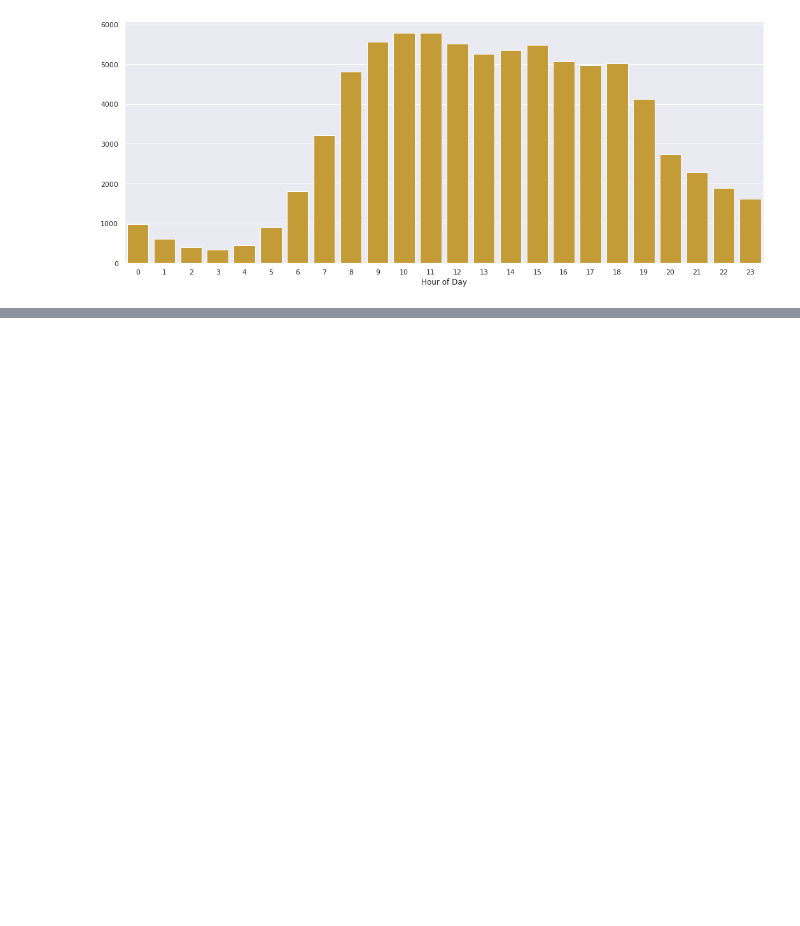
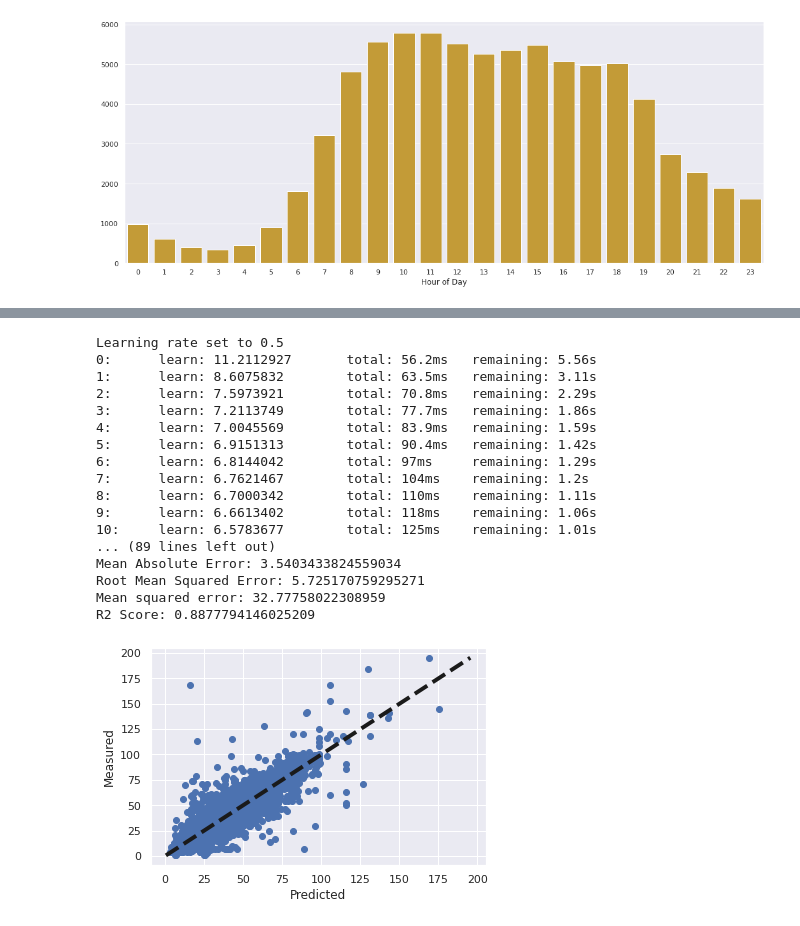
Before and after one commit to errhythm/NYCTaxiFarePred-Extended, a Jupyter notebook: taxi_nyc_data_analysis.ipynb, the cells around one changed output, grey strips where cells are left out. Drawn from its saved outputs; the diff is of its cells as text; code cells hidden in the pictures; blank space fills up the shorter version.

Commit message:
Added Catboost Model

```diff
--- a/taxi_nyc_data_analysis.ipynb
+++ b/taxi_nyc_data_analysis.ipynb
@@ -194,0 +216,36 @@ plt.xlabel('Hour of Day');
+# %%
+from catboost import CatBoostRegressor
+
+cat = CatBoostRegressor(n_estimators= 100, random_state= 42)
+cat.fit(X_train, y_train)
+
+y_pred = cat.predict(X_test)
+
+print("Mean Absolute Error:", mean_absolute_error(y_test, y_pred))
+print("Root Mean Squared Error:", np.sqrt(mean_squared_error(y_test,y_pred)))
+print('Mean squared error:', mean_squared_error(y_test, y_pred))
+print('R2 Score:', r2_score(y_test, y_pred))
+plt.plot(y_pred, y_test, 'o')
+plt.plot([y_test.min(), y_test.max()], [y_test.min(), y_test.max()], 'k--', lw= 4)
+plt.xlabel('Predicted')
+plt.ylabel('Measured')
+plt.show()
+# %% [output]
+Learning rate set to 0.5
+0:      learn: 11.2112927       total: 56.2ms   remaining: 5.56s
+1:      learn: 8.6075832        total: 63.5ms   remaining: 3.11s
+2:      learn: 7.5973921        total: 70.8ms   remaining: 2.29s
+3:      learn: 7.2113749        total: 77.7ms   remaining: 1.86s
+4:      learn: 7.0045569        total: 83.9ms   remaining: 1.59s
+5:      learn: 6.9151313        total: 90.4ms   remaining: 1.42s
+6:      learn: 6.8144042        total: 97ms     remaining: 1.29s
+7:      learn: 6.7621467        total: 104ms    remaining: 1.2s
+8:      learn: 6.7000342        total: 110ms    remaining: 1.11s
+9:      learn: 6.6613402        total: 118ms    remaining: 1.06s
+10:     learn: 6.5783677        total: 125ms    remaining: 1.01s
+... (89 lines left out)
+Mean Absolute Error: 3.5403433824559034
+Root Mean Squared Error: 5.725170759295271
+Mean squared error: 32.77758022308959
+R2 Score: 0.8877794146025209
+[figure, added]
```
Also changed, not shown: parts of 1 cell of this notebook.
